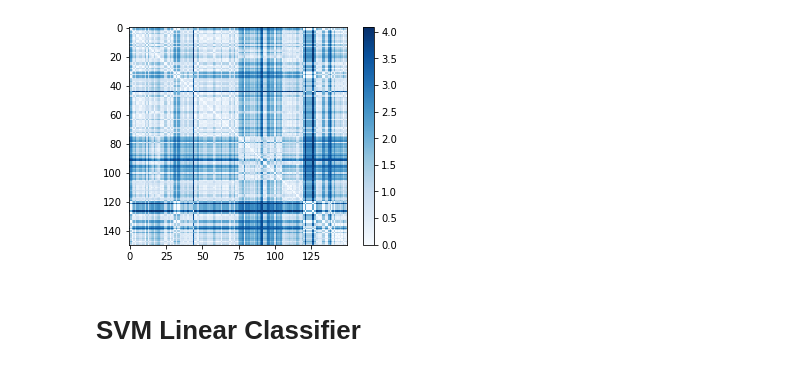
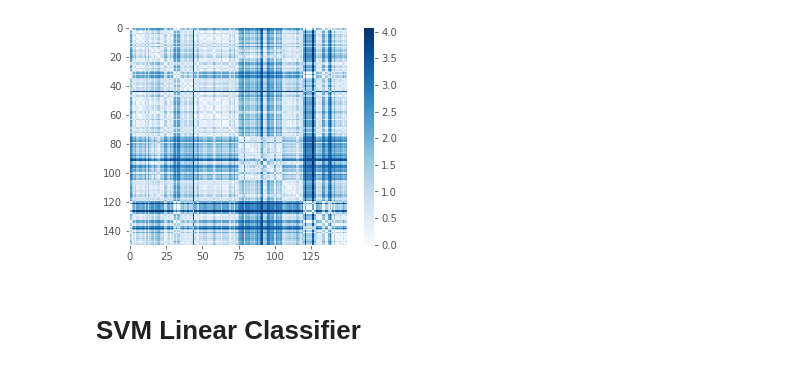
Before and after one commit to Cinofix/graph-kernel-manifold-learning, a Jupyter notebook: src/Shock_SPKernel.ipynb, the cells around one changed output. Cells and saved outputs as stored; diff of their text form; code cells hidden in the pictures.

```diff
--- a/src/Shock_SPKernel.ipynb
+++ b/src/Shock_SPKernel.ipynb
@@ -26,7 +21,7 @@ sp_kernel = ShortestPathKernel()
 # %%
 sp_graphs = sp_kernel.compute_multi_shortest_paths(shock_graphs[:]['am'])
 # %%
-K = sp_kernel.compute_graphs_kernel(sp_graphs)
+K = sp_kernel.eval_similarities(sp_graphs)
 # %%
 def normalize(X):
     norms = np.sqrt((X ** 2).sum(axis=1, keepdims=True))
@@ -36,11 +31,12 @@ def normalize(X):
 D = pairwise_distances(K, metric='euclidean')
 # %%
 import matplotlib.pyplot as plt
+plt.style.use("ggplot")
 plt.imshow(D, zorder=2, cmap='Blues', interpolation='nearest')
 plt.colorbar();
 plt.show()
 # %% [output]
-[figure, old version]
+[figure, new version]
 # %% [markdown]
 # SVM Linear Classifier
 # %%
```
Also changed, not shown: parts of 18 cells of this notebook, 6 other files.
